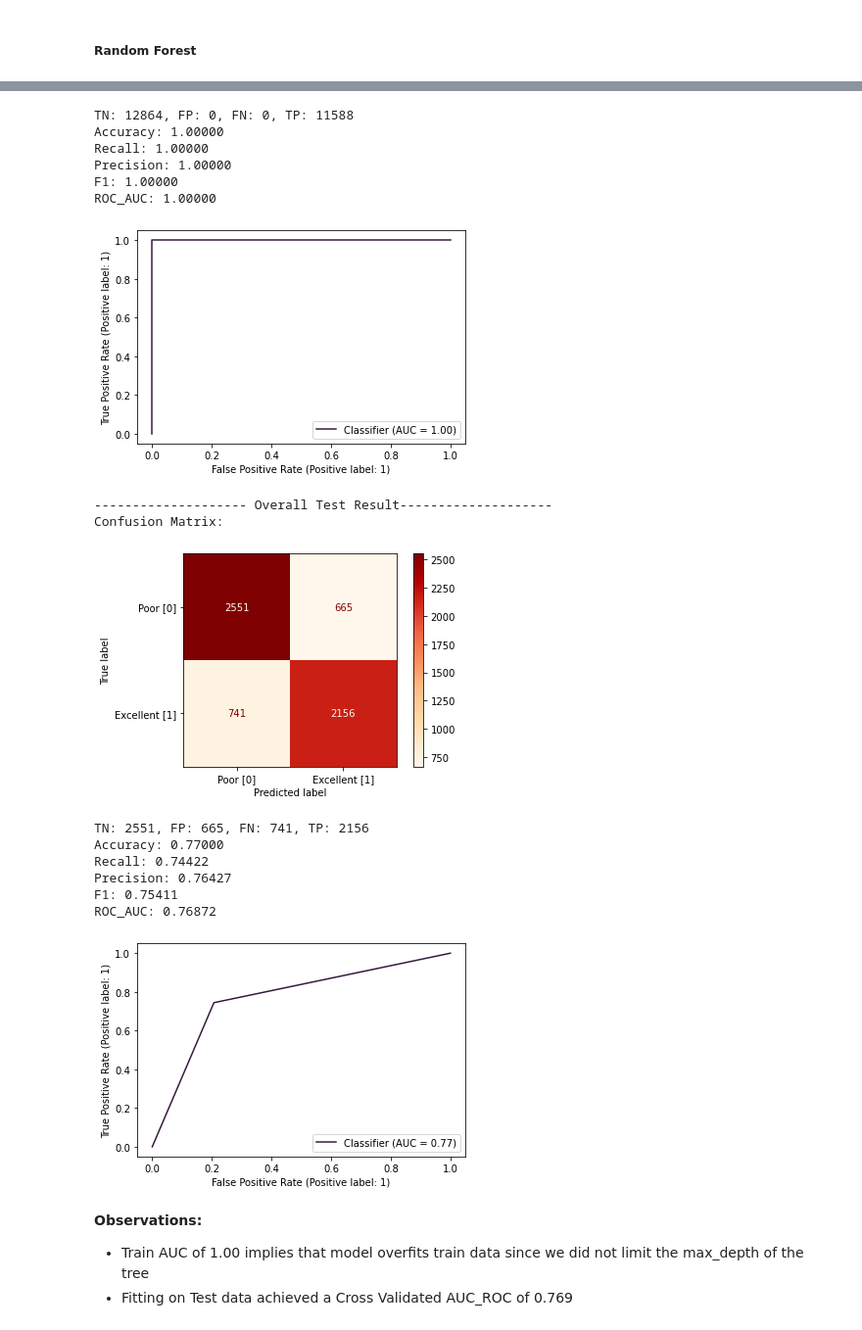
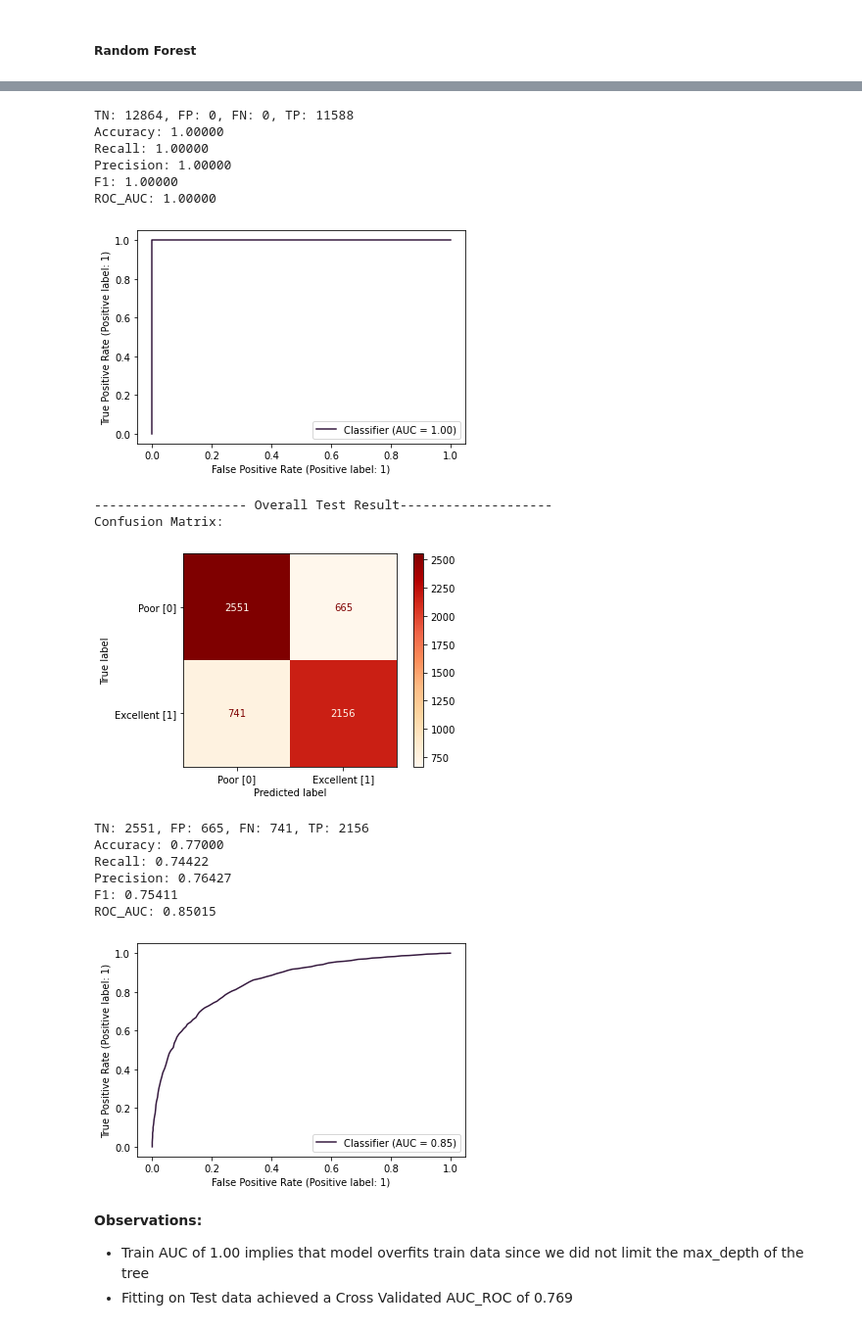
Before and after one commit to chinhockyang/restaurant_ratings_analysis, a Jupyter notebook: ML_random_forest.ipynb, the cells around one changed output, grey strips where cells are left out. Shown at 98% size. Saved outputs shown, nothing was run; the diff lists cells and outputs as text; code cells hidden in the pictures.

Commit message:
Edited roc_auc to take in y_proba

```diff
--- a/ML_random_forest.ipynb
+++ b/ML_random_forest.ipynb
@@ -429,7 +440,7 @@ from sklearn.metrics import confusion_matrix, classification_report, \
 # %% [markdown]
 ### Helper Function to evaluate Model Performance
 # %%
-def evaluate_results(y_test, y_pred, plot_confusion_matrix=True, plot_roc=False, title="Classification Results"):
+def evaluate_results(y_test, y_pred, y_proba, plot_confusion_matrix=True, plot_roc=False, title="Classification Results"):
     '''
     This is a helper function that we will call to print basic results statistics.
     '''
@@ -452,10 +463,10 @@ def evaluate_results(y_test, y_pred, plot_confusion_matrix=True, plot_roc=False,
     print("Recall: {:.5f}".format(recall_score(y_test, y_pred)))
     print("Precision: {:.5f}".format(precision_score(y_test, y_pred)))
     print("F1: {:.5f}".format(f1_score(y_test, y_pred)))
-    print("ROC_AUC: {:.5f}".format(roc_auc_score(y_test, y_pred)))
+    print("ROC_AUC: {:.5f}".format(roc_auc_score(y_test, y_proba)))      # pass in probability
 
     if plot_roc:
-        disp = RocCurveDisplay.from_predictions(y_test,y_pred)
+        disp = RocCurveDisplay.from_predictions(y_test,y_proba)
         plt.show()
 # %% [markdown]
 ### Helper Function to perform Model Training with Cross Validation
@@ -496,7 +507,7 @@ def stratified_k_fold_model_fit(X, Y, model, splits=5, shuffle=False, verbose=Tr
         y_pred_train = model_fit.predict(X_train)
         y_proba_train = model_fit.predict_proba(X_train)
         train_y_preds.extend(y_pred_train)
-        train_y_proba.extend(y_proba_train)
+        train_y_proba.extend(y_proba_train[:, 1])
         train_true.extend(Y_train)
 
         # predict on validation set
@@ -506,7 +517,7 @@ def stratified_k_fold_model_fit(X, Y, model, splits=5, shuffle=False, verbose=Tr
 
         if verbose and not hide_fold_result:
             print('-'*20 + ' Fold Result' + '-'*20)
-            evaluate_results(Y_test, y_pred, plot_confusion_matrix=False, plot_roc=False, title=title)
+            evaluate_results(Y_test, y_pred, y_proba[:, 1], plot_confusion_matrix=False, plot_roc=False, title=title)
 
         all_y_preds.extend(y_pred)
         all_y_proba.extend(y_proba[:, 1])
@@ -515,10 +526,11 @@ def stratified_k_fold_model_fit(X, Y, model, splits=5, shuffle=False, verbose=Tr
     # Evaluate results
     if verbose:
         print('-'*20 + ' Overall Train Result' + '-'*20)
-        evaluate_results(train_true, train_y_preds, plot_confusion_matrix=plot_confusion_matrix, plot_roc=plot_roc, title=title)
+        evaluate_results(train_true, train_y_preds, train_y_proba, plot_confusion_matrix=plot_confusion_matrix, plot_roc=plot_roc, title=title)
         print('-'*20 + ' Overall Test Result' + '-'*20)
-        evaluate_results(all_y_true, all_y_preds, plot_confusion_matrix=plot_confusion_matrix, plot_roc=plot_roc, title=title)
-    return roc_auc_score(train_true, train_y_preds), roc_auc_score(all_y_true, all_y_preds)
+        evaluate_results(all_y_true, all_y_preds, all_y_proba, plot_confusion_matrix=plot_confusion_matrix, plot_roc=plot_roc, title=title)
+
+    return roc_auc_score(train_true, train_y_proba), roc_auc_score(all_y_true, all_y_proba)
 # %% [markdown]
 ### Helper Function to save model performance
 # %%
@@ -610,5 +670,5 @@ rf = RandomForestClassifier(
     n_jobs=-1
 )
 # %%
-roc_auc_train, roc_auc_test = stratified_k_fold_model_fit(X, y, rf, 5, shuffle=True, hide_fold_result=True)
+roc_auc_train, roc_auc_test = stratified_k_fold_model_fit(X, y, rf, 5, shuffle=True, hide_fold_result=False)
 # %% [output]
@@ -615,23 +690,23 @@ roc_auc_train, roc_auc_test = stratified_k_fold_model_fit(X, y, rf, 5, shuffle=T
 -------------------- Overall Train Result--------------------
 Confusion Matrix:
 [figure]
 TN: 12864, FP: 0, FN: 0, TP: 11588
 Accuracy: 1.00000
 Recall: 1.00000
 Precision: 1.00000
 F1: 1.00000
 ROC_AUC: 1.00000
 [figure]
 -------------------- Overall Test Result--------------------
 Confusion Matrix:
 [figure]
 TN: 2551, FP: 665, FN: 741, TP: 2156
 Accuracy: 0.77000
 Recall: 0.74422
 Precision: 0.76427
 F1: 0.75411
-ROC_AUC: 0.76872
+ROC_AUC: 0.85015
-[figure, old version]
+[figure, new version]
 # %% [markdown]
 <strong>Observations:</strong>
 - Train AUC of 1.00 implies that model overfits train data since we did not limit the max_depth of the tree
```
Also changed, not shown: parts of 40 cells of this notebook.
